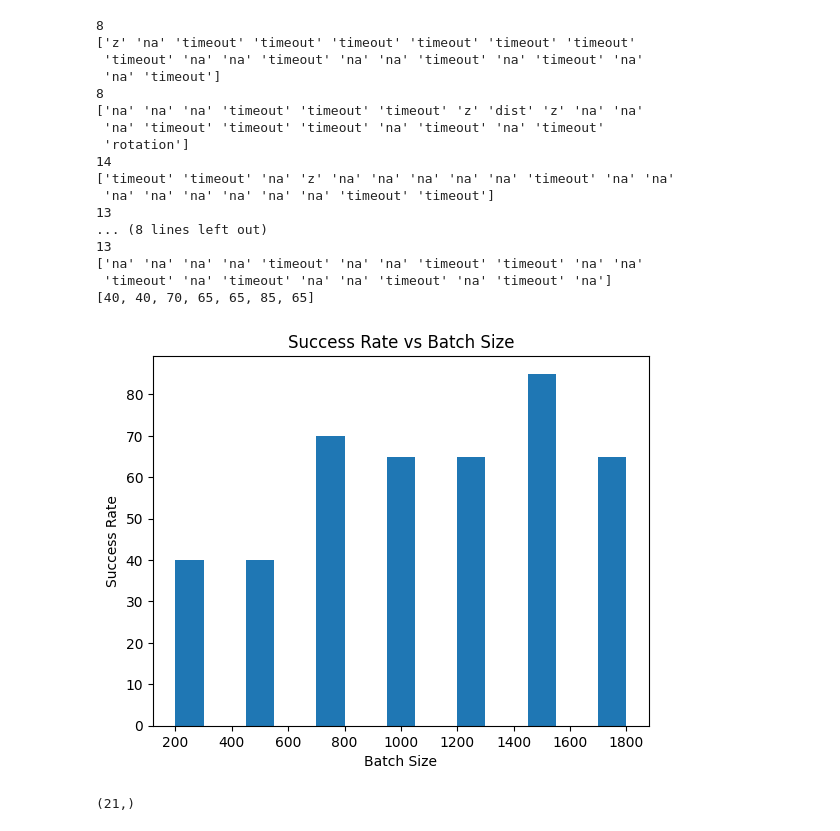
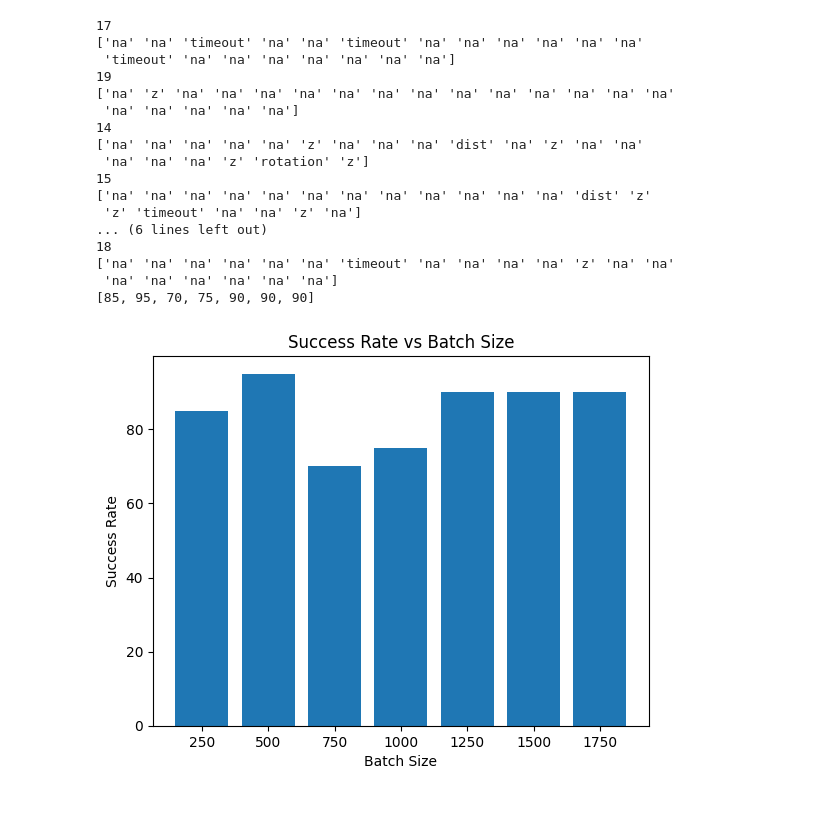
Before and after one commit to AKS-Lab-Univertsity-of-Tartu/bimanual_manipulation, a Jupyter notebook: real_demo/sampling_based_planner/benchmark.ipynb, the cells around one changed output. Saved outputs shown, nothing was run; the diff lists cells and outputs as text; code cells hidden in the pictures.

Commit message:
New stat (horizon 10) benchmark done. Issue #19

```diff
--- a/real_demo/sampling_based_planner/benchmark.ipynb
+++ b/real_demo/sampling_based_planner/benchmark.ipynb
@@ -4,17 +4,17 @@ import matplotlib.pyplot as plt
 # %%
 data_path = "../../../../install/real_demo/share/real_demo/data/planner/benchmark/"
 # file_name = "bench_500_10_1905.npz"
-file_name = "bench_500_15_1900.npz"
+file_name = "bench_1750_10_1900.npz"
 
 data = np.load(data_path+file_name, allow_pickle=True)
 data_files = [data]
-batch_sizes = [500]
+batch_sizes = [1750]
 # %%
 data_path = "../../../../install/real_demo/share/real_demo/data/planner/benchmark/"
 batch_sizes = range(250, 1751, 250)
 file_names = list()
 for batch_size in batch_sizes:
-    file_names.append(f"bench_{batch_size}_15_1900.npz")
+    file_names.append(f"bench_{batch_size}_10_1900.npz")
 
 print(file_names)
 
@@ -73,41 +94,39 @@ plt.show()
 # %%
 success_rate = list()
 for data in data_files:
     success = data['success'][1:]
     print(sum(success))
     success_rate.append(int(sum(success)/len(success)*100))
     print(data['reason'][1:])
 
 print(success_rate)
 
 plt.xlabel("Batch Size")
 plt.ylabel("Success Rate")
 plt.title("Success Rate vs Batch Size")
-plt.bar(batch_sizes, success_rate, width=100)
+plt.bar(batch_sizes, success_rate, width=200)
 plt.show()
 # %% [output]
-8
-['z' 'na' 'timeout' 'timeout' 'timeout' 'timeout' 'timeout' 'timeout'
- 'timeout' 'na' 'na' 'timeout' 'na' 'na' 'timeout' 'na' 'timeout' 'na'
- 'na' 'timeout']
-8
-['na' 'na' 'na' 'timeout' 'timeout' 'timeout' 'z' 'dist' 'z' 'na' 'na'
- 'na' 'timeout' 'timeout' 'timeout' 'na' 'timeout' 'na' 'timeout'
- 'rotation']
+17
+['na' 'na' 'timeout' 'na' 'na' 'timeout' 'na' 'na' 'na' 'na' 'na' 'na'
+ 'timeout' 'na' 'na' 'na' 'na' 'na' 'na' 'na']
+19
+['na' 'z' 'na' 'na' 'na' 'na' 'na' 'na' 'na' 'na' 'na' 'na' 'na' 'na' 'na'
+ 'na' 'na' 'na' 'na' 'na']
 14
-['timeout' 'timeout' 'na' 'z' 'na' 'na' 'na' 'na' 'na' 'timeout' 'na' 'na'
- 'na' 'na' 'na' 'na' 'na' 'na' 'timeout' 'timeout']
-13
-... (8 lines left out)
-13
-['na' 'na' 'na' 'na' 'timeout' 'na' 'na' 'timeout' 'timeout' 'na' 'na'
- 'timeout' 'na' 'timeout' 'na' 'na' 'timeout' 'na' 'timeout' 'na']
-[40, 40, 70, 65, 65, 85, 65]
+['na' 'na' 'na' 'na' 'na' 'z' 'na' 'na' 'na' 'dist' 'na' 'z' 'na' 'na'
+ 'na' 'na' 'na' 'z' 'rotation' 'z']
+15
+['na' 'na' 'na' 'na' 'na' 'na' 'na' 'na' 'na' 'na' 'na' 'na' 'dist' 'z'
+ 'z' 'timeout' 'na' 'na' 'z' 'na']
+... (6 lines left out)
+18
+['na' 'na' 'na' 'na' 'na' 'na' 'timeout' 'na' 'na' 'na' 'na' 'z' 'na' 'na'
+ 'na' 'na' 'na' 'na' 'na' 'na']
+[85, 95, 70, 75, 90, 90, 90]
-[figure, old version]
+[figure, new version]
 # %%
 data['reason'].shape
-# %% [output]
-(21,)
 # %%
 comp_time_mean = list()
 comp_time_std = list()
```
Also changed, not shown: parts of 7 cells of this notebook, 2 other files.
